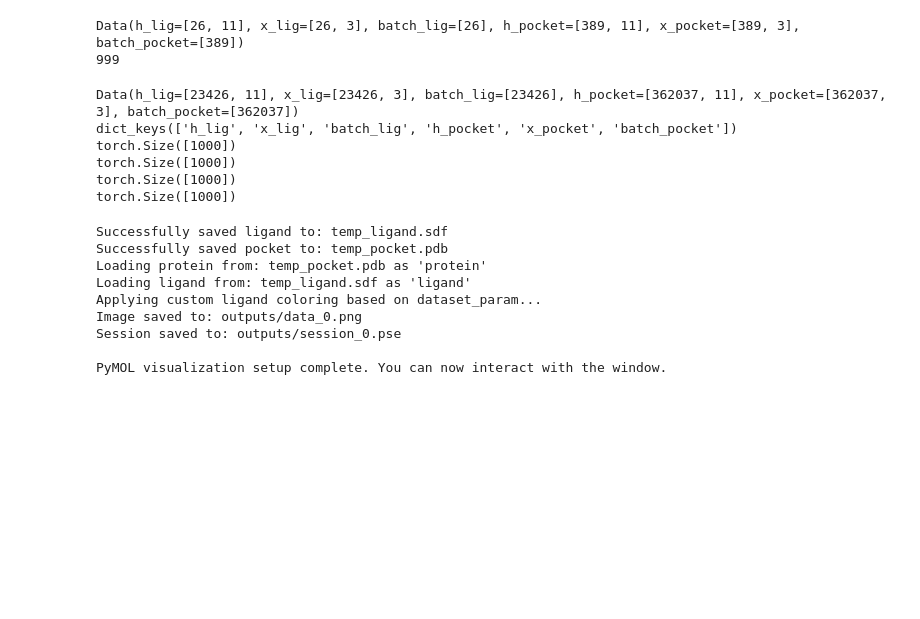
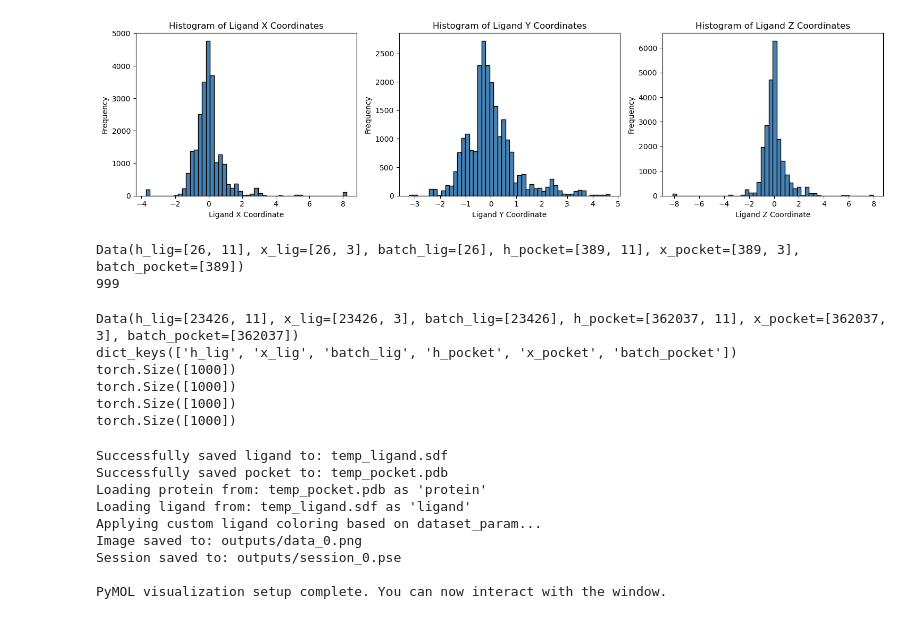
Before and after one commit to Coerulatus/topoFlow, a Jupyter notebook: notebooks/crossdocked.ipynb, the cells around one changed output. Cells and saved outputs as stored; diff of their text form; code cells hidden in the pictures; blank space fills up the shorter version.

Commit message:
data normalization and visualization

```diff
--- a/notebooks/crossdocked.ipynb
+++ b/notebooks/crossdocked.ipynb
@@ -30,3 +43,25 @@ Skipping CARM1_HUMAN_130_485_0/5k8x_D_rec_5ise_6d2_lig_tt_docked_0_pocket10.pdb,
+# %%
+import matplotlib.pyplot as plt
+
+# Get ligand coordinates as numpy array
+data = dataset.data
+x_lig = data.x_lig.cpu().numpy()  # shape: [num_atoms, 3]
+
+# Set up side-by-side subplots
+fig, axes = plt.subplots(1, 3, figsize=(15, 4))
+axes = axes.flatten()
+labels = ['X', 'Y', 'Z']
+
+for i in range(3):
+    axes[i].hist(x_lig[:, i], bins=50, color='steelblue', edgecolor='black')
+    axes[i].set_xlabel(f'Ligand {labels[i]} Coordinate')
+    axes[i].set_ylabel('Frequency')
+    axes[i].set_title(f'Histogram of Ligand {labels[i]} Coordinates')
+
+plt.tight_layout()
+plt.show()
+# %% [output]
+[figure, added]
 # %%
 for data in dataset:
     print(data)
```
Also changed, not shown: parts of 1 cell of this notebook, 5 other files.
